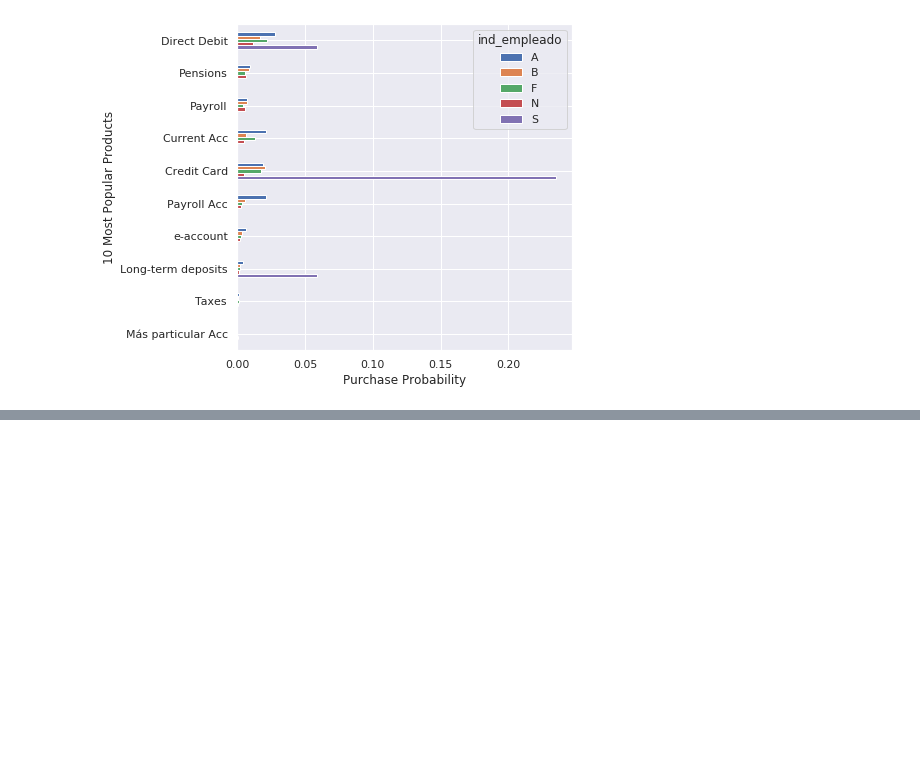
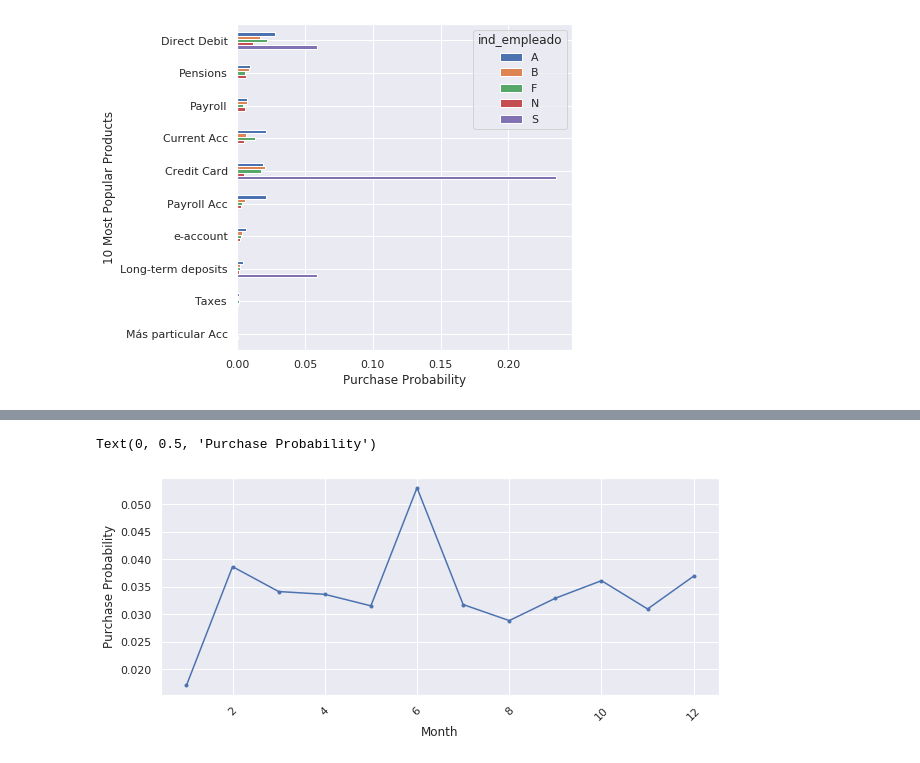
Before and after one commit to nguyentrunghai/Kaggle_projects, a Jupyter notebook: Santander_Product_Recomendation/exploratory.ipynb, the cells around one changed output, grey strips where cells are left out. Saved outputs shown, nothing was run; the diff lists cells and outputs as text; code cells hidden in the pictures; blank space fills up the shorter version.

```diff
--- a/Santander_Product_Recomendation/exploratory.ipynb
+++ b/Santander_Product_Recomendation/exploratory.ipynb
@@ -440,0 +524,3 @@ Text(0, 0.5, '10 Most Popular Products')
+# %%
+month = df_train["fecha_dato"].dt.month
+month
@@ -440,0 +540,10 @@ Text(0, 0.5, '10 Most Popular Products')
+# %%
+prob_any = df_train[NEW_PURCH_COLS].groupby(month).apply(pur_prob_any_prod)
+
+fig, ax = plt.subplots(nrows=1, ncols=1, figsize=(10, 4))
+prob_any.plot(kind="line", marker=".", rot=45, ax=ax)
+ax.set_xlabel("Month")
+ax.set_ylabel("Purchase Probability")
+# %% [output]
+Text(0, 0.5, 'Purchase Probability')
+[figure, added]
```
Also changed, not shown: parts of 25 cells of this notebook.
